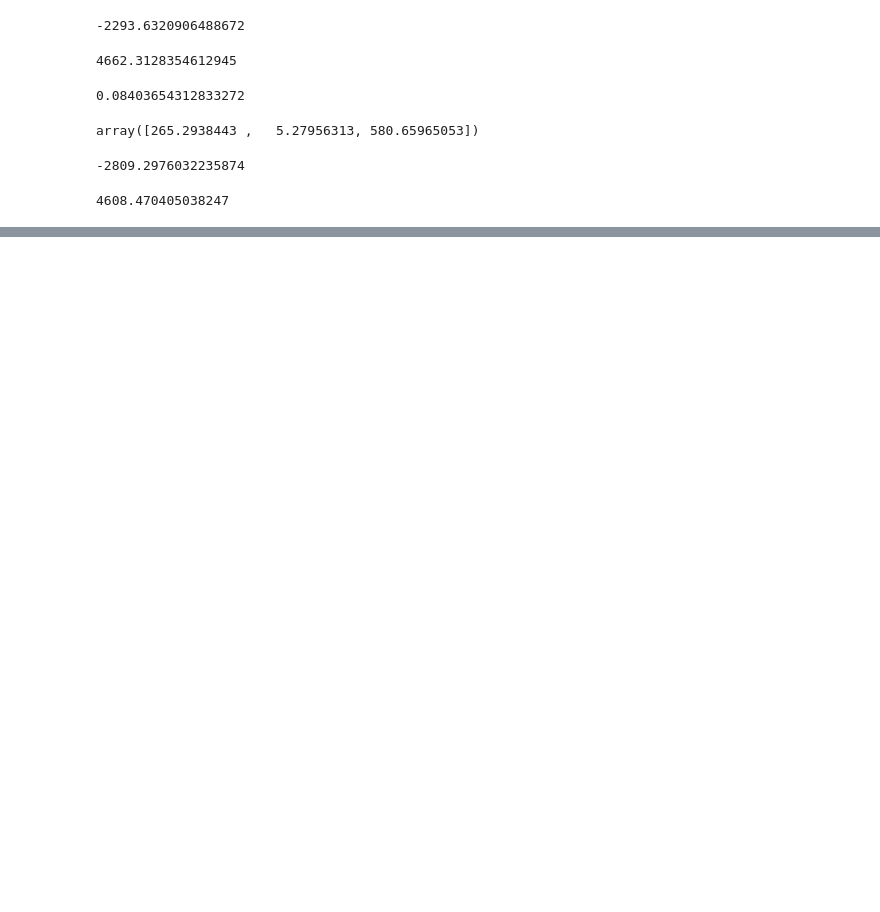
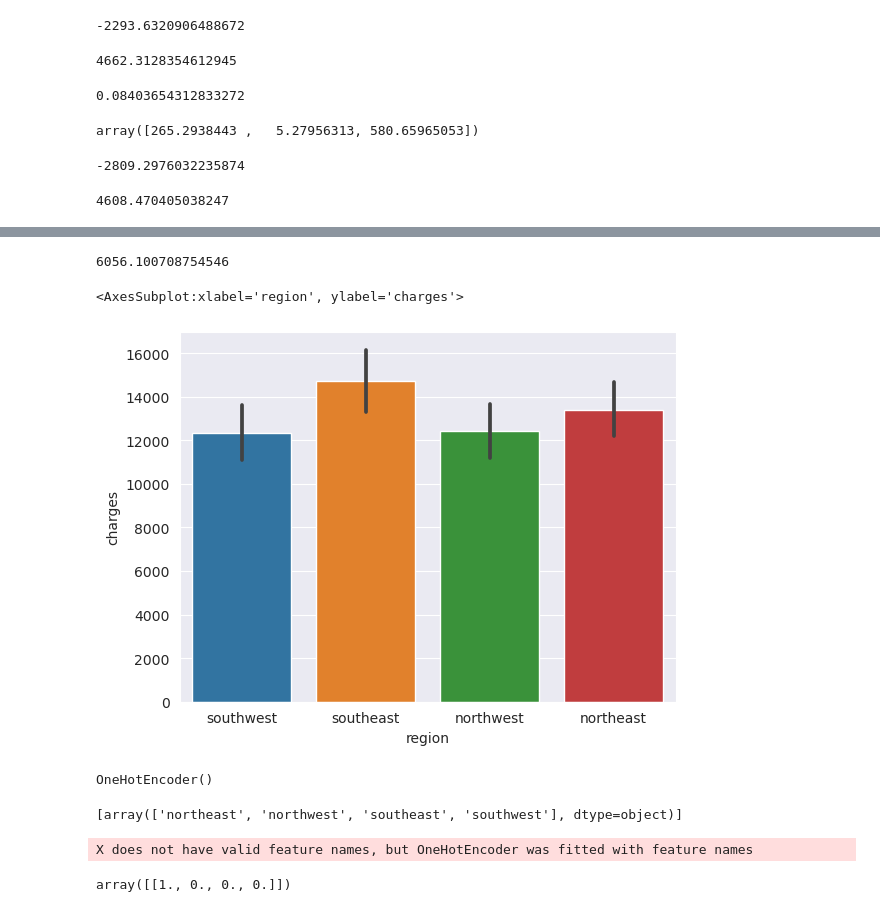
Before and after one commit to Aliqc7/Med-charges-repo, a Jupyter notebook: Med-charges.ipynb, the cells around one changed output, grey strips where cells are left out. Drawn from its saved outputs; the diff is of its cells as text; code cells hidden in the pictures; blank space fills up the shorter version.

```diff
--- a/Med-charges.ipynb
+++ b/Med-charges.ipynb
@@ -428,0 +446,4 @@ loss
+# %%
+smoker_code = {"yes":1, "no":0}
+# %%
+medical_df["smoker_code"] = medical_df.smoker.map(smoker_code)
@@ -428,0 +468,4 @@ loss
+# %%
+sex_code = {"female":0, "male":1}
+# %%
+medical_df["sex_code"] = medical_df.sex.map(sex_code)
@@ -428,0 +496,9 @@ loss
+# %%
+loss
+# %% [output]
+6056.100708754546
+# %%
+sns.barplot(data=medical_df, x="region", y="charges")
+# %% [output]
+<AxesSubplot:xlabel='region', ylabel='charges'>
+[figure, added]
@@ -428,0 +509,13 @@ loss
+# %%
+encoder.fit(medical_df[["region"]])
+# %% [output]
+OneHotEncoder()
+# %%
+encoder.categories_
+# %% [output]
+[array(['northeast', 'northwest', 'southeast', 'southwest'], dtype=object)]
+# %%
+encoder.transform([["northeast"]]).toarray()
+# %% [output]
+X does not have valid feature names, but OneHotEncoder was fitted with feature names
+array([[1., 0., 0., 0.]])
```
Also changed, not shown: parts of 29 cells of this notebook.
